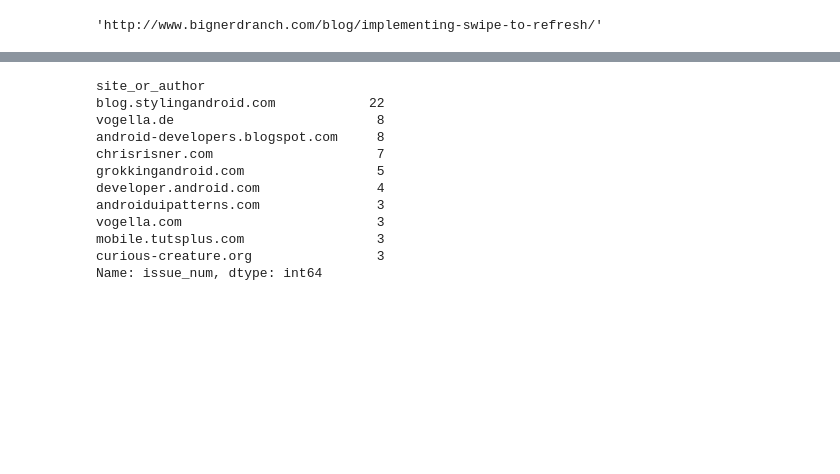
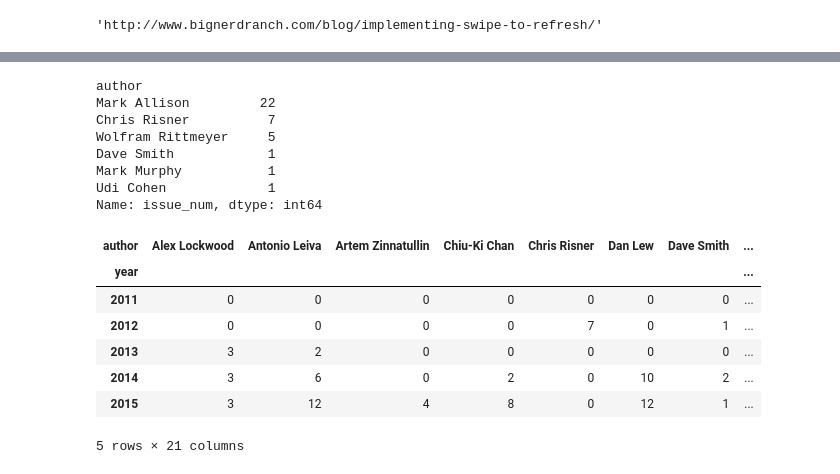
Before and after one commit to jordanjoz1/androidweekly-analysis, a Jupyter notebook: analysis.ipynb, the cells around one changed output, grey strips where cells are left out. Saved outputs shown, nothing was run; the diff lists cells and outputs as text; code cells hidden in the pictures; blank space fills up the shorter version.

Commit message:
graph of top authors over time

```diff
--- a/analysis.ipynb
+++ b/analysis.ipynb
@@ -386,7 +386,7 @@ plotly.offline.iplot({
 # %%
 mask_authors = (adf.site == 'medium.com') | (adf.site == 'plus.google.com') | (adf.site == 'speakerdeck.com')
 # %%
-adf.loc[mask_authors,('author')] = adf.link.str.split('/').str.get(3).str.replace('@','').str.replace('+','')
+adf.loc[mask_authors, 'author'] = adf.link.str.split('/').str.get(3).str.replace('@','').str.replace('+','')
 # %%
 adf.groupby('author').count().sort_values(by='issue_num', ascending=False).issue_num.count()
 # %% [output]
@@ -432,8 +432,8 @@ juanchosaravia               3
 CyrilMottier                 3
 Name: issue_num, dtype: int64
 # %%
-adf.loc[mask, ('site_with_author')] = adf.site + '/' + adf.author
-adf.loc[~mask, ('site_with_author')] = adf.site
+adf.loc[mask_authors, ('site_with_author')] = adf.site + '/' + adf.author
+adf.loc[~mask_authors, ('site_with_author')] = adf.site
 # %%
 adf[adf.site == 'www.bignerdranch.com'].iloc[3].link
 # %% [output]
@@ -455,2 +460,31 @@ frogermcs.github.io                   13
 Name: issue_num, dtype: int64
+# %%
+# blog-author map
+bam = {}
+bam['blog.stylingandroid.com'] = 'Mark Allison'
+bam['blog.danlew.net'] = 'Dan Lew'
+bam['antonioleiva.com'] = 'Antonio Leiva'
+bam['hannesdorfmann.com'] = 'Hannes Dorfmann'
+bam['frogermcs.github.io'] = 'Miroslaw Stanek'
+bam['ptrprograms.blogspot.com'] = 'Paul Trebilcox-Ruiz'
+#doubleencore?
+bam['commonsware.com'] = 'Mark Murphy'
+bam['ryanharter.com'] = 'Ryan Harter'
+bam['blog.sqisland.com'] = 'Chiu-Ki Chan'
+bam['saulmm.github.io'] = 'Saúl Molinero'
+bam['www.philosophicalhacker.com'] = 'Matt Dupree'
+bam['www.androiddesignpatterns.com'] = 'Alex Lockwood'
+bam['wiresareobsolete.com'] = 'Dave Smith'
+bam['medium.com/sebs-top-tips'] = 'Sebastiano Poggi'
+bam['udinic.wordpress.com'] = 'Udi Cohen'
+bam['riggaroo.co.za'] = 'Rebecca Franks'
+bam['chrisrisner.com'] = 'Chris Risner'
+bam['artemzin.com'] = 'Artem Zinnatullin'
+bam['trickyandroid.com'] = 'Pavel Dudka'
+bam['grokkingandroid.com'] = 'Wolfram Rittmeyer'
+bam['fernandocejas.com'] = 'Fernando Cejas'
+bam['tomstechnicalblog.blogspot.com'] = 'Thomas Nield'
+# %%
+for key in bam:
+    adf.loc[adf.site == key, 'author'] = bam[key]
 # %%
@@ -520,16 +545,24 @@ developer.android.com               3
 Name: issue_num, dtype: int64
 # %%
-adf[adf.year < 2013].groupby('site_or_author').count().sort_values(by='issue_num', ascending=False).issue_num[:10]
+adf[adf.year < 2013].groupby('author').count().sort_values(by='issue_num', ascending=False).issue_num[:10]
 # %% [output]
-site_or_author
-blog.stylingandroid.com            22
-vogella.de                          8
-android-developers.blogspot.com     8
-chrisrisner.com                     7
-grokkingandroid.com                 5
-developer.android.com               4
-androiduipatterns.com               3
-vogella.com                         3
-mobile.tutsplus.com                 3
-curious-creature.org                3
+author
+Mark Allison         22
+Chris Risner          7
+Wolfram Rittmeyer     5
+Dave Smith            1
+Mark Murphy           1
+Udi Cohen             1
 Name: issue_num, dtype: int64
+# %%
+authors_by_year = pd.pivot_table(adf, index='year', columns='author', aggfunc=lambda x: len(x.unique()), fill_value=0).issue_num
+authors_by_year.head()
+# %% [output]
+| author | Alex Lockwood | Antonio Leiva | Artem Zinnatullin | Chiu-Ki Chan | Chris Risner | Dan Lew | Dave Smith | ... |
+| year |  |  |  |  |  |  |  | ... |
+| 2011 | 0 | 0 | 0 | 0 | 0 | 0 | 0 | ... |
+| 2012 | 0 | 0 | 0 | 0 | 7 | 0 | 1 | ... |
+| 2013 | 3 | 2 | 0 | 0 | 0 | 0 | 0 | ... |
+| 2014 | 3 | 6 | 0 | 2 | 0 | 10 | 2 | ... |
+| 2015 | 3 | 12 | 4 | 8 | 0 | 12 | 1 | ... |
+5 rows × 21 columns
```
Also changed, not shown: parts of 9 cells of this notebook.
